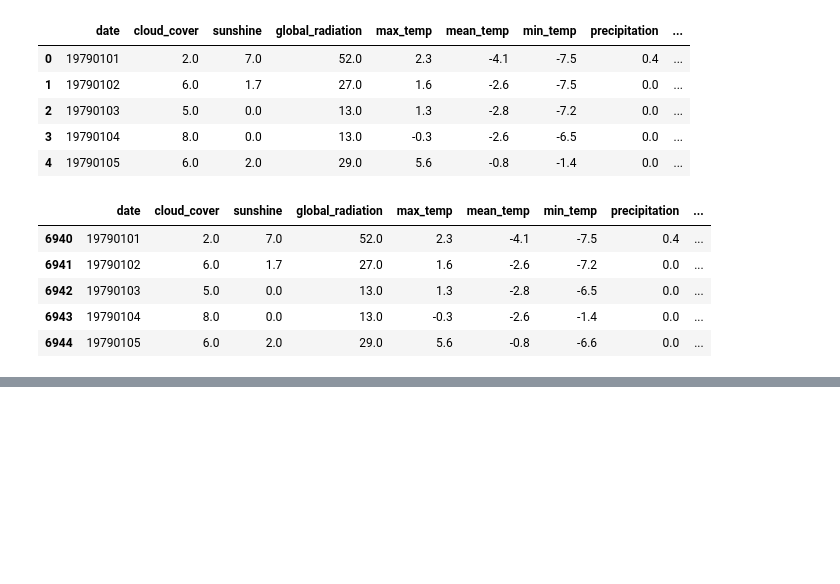
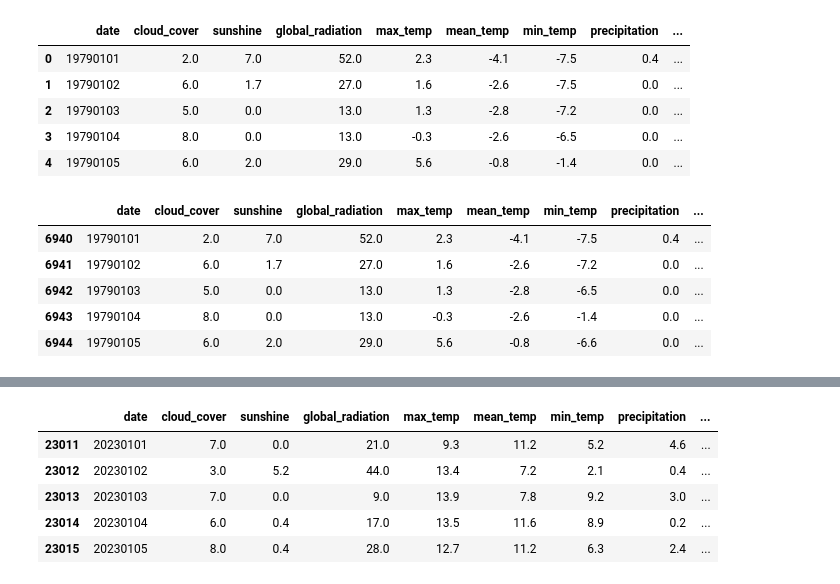
Before and after one commit to HemalathaRamanujam2022/mlops_temperature_prediction, a Jupyter notebook: eda/extract_new_data.ipynb, the cells around one changed output, grey strips where cells are left out. Cells and saved outputs as stored; diff of their text form; code cells hidden in the pictures; blank space fills up the shorter version.

```diff
--- a/eda/extract_new_data.ipynb
+++ b/eda/extract_new_data.ipynb
@@ -330,0 +446,4 @@ df_subset.head()
+# %%
+mask = (df_final['date'] >= 20230101) & (df_final['date'] <= 20231231)
+print(df_final.loc[mask])
+df_2023 = df_final.loc[mask]
@@ -330,0 +492,9 @@ df_subset.head()
+# %%
+df_2023.head()
+# %% [output]
+|  | date | cloud_cover | sunshine | global_radiation | max_temp | mean_temp | min_temp | precipitation | ... |
+| 23011 | 20230101 | 7.0 | 0.0 | 21.0 | 9.3 | 11.2 | 5.2 | 4.6 | ... |
+| 23012 | 20230102 | 3.0 | 5.2 | 44.0 | 13.4 | 7.2 | 2.1 | 0.4 | ... |
+| 23013 | 20230103 | 7.0 | 0.0 | 9.0 | 13.9 | 7.8 | 9.2 | 3.0 | ... |
+| 23014 | 20230104 | 6.0 | 0.4 | 17.0 | 13.5 | 11.6 | 8.9 | 0.2 | ... |
+| 23015 | 20230105 | 8.0 | 0.4 | 28.0 | 12.7 | 11.2 | 6.3 | 2.4 | ... |
```
Also changed, not shown: parts of 21 cells of this notebook, 22 other files.
